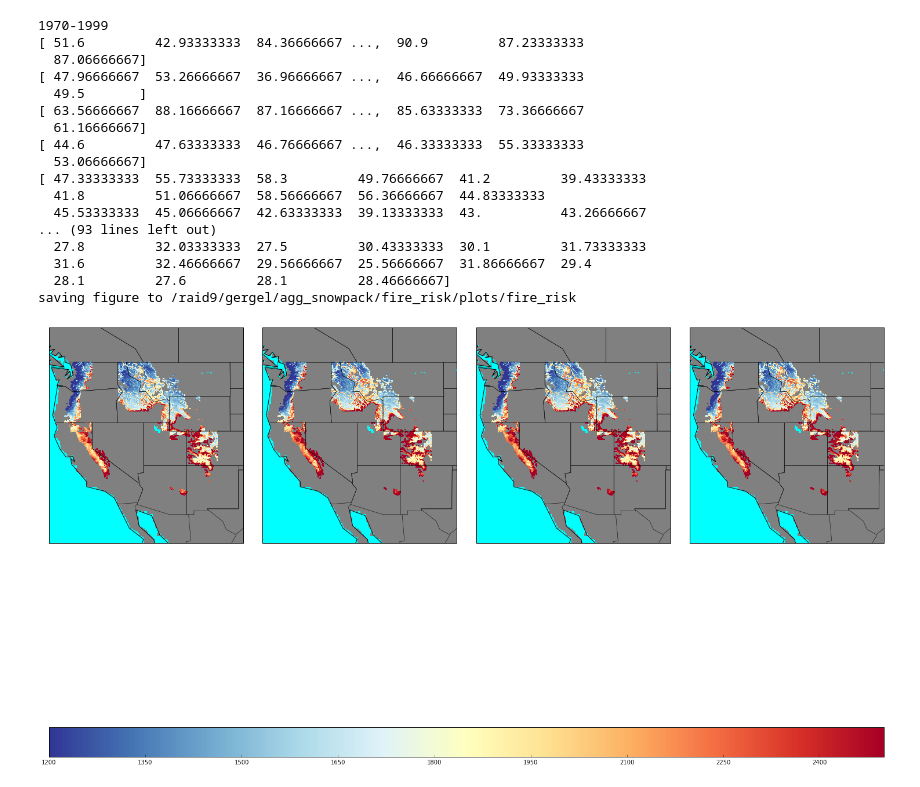
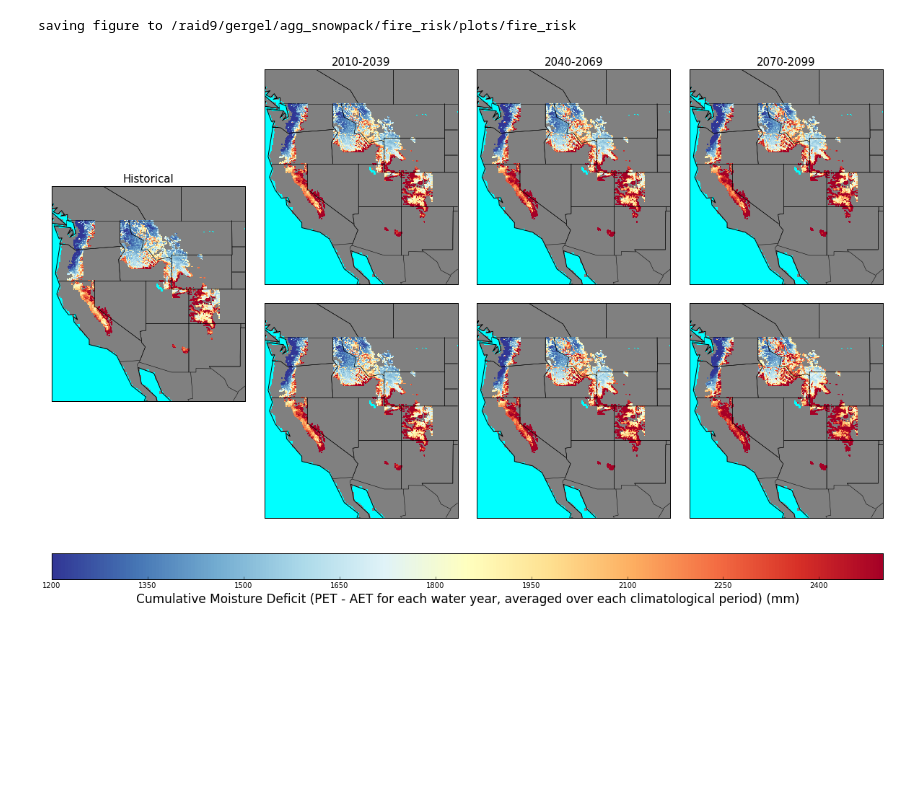
Before and after one commit to XUEYANZHANG9/IS_snowfire, a Jupyter notebook: plot_fire_risk.ipynb, the cells around one changed output. Cells and saved outputs as stored; diff of their text form; code cells hidden in the pictures; blank space fills up the shorter version.

```diff
--- a/plot_fire_risk.ipynb
+++ b/plot_fire_risk.ipynb
@@ -70,18 +99,24 @@ def early_vs_late_moist_deficit(pet,aet,coms):
     return(defs.reshape(len(defs),))
 # %%
 from pylab import *
-lt = 20
-rt = 14
+lt = 18
+rt = 12
 fig = plt.figure(figsize=(lt,rt))
 basins = ['cascades','california','northernrockies','southernrockies','whites']
 # scenarios = ['historical','rcp45','rcp45','rcp45','historical','rcp85','rcp85','rcp85']
-scenarios = ['historical','rcp45','rcp45','rcp45']
-chunks = ['1970-1999','2010-2039','2040-2069','2070-2099']
+scenarios = ['rcp45','rcp45','rcp45','rcp85','rcp85','rcp85','historical']
 # chunks = ['1970-1999','2010-2039','2040-2069','2070-2099','1970-1999','2010-2039','2040-2069','2070-2099']
+chunks = ['2010-2039','2040-2069','2070-2099','2010-2039','2040-2069','2070-2099','1970-1999']
+sps = np.asarray([2,3,4,6,7,8,9])
 for num in np.arange(len(chunks)):
-    ax = fig.add_subplot(1,4,num+1)
-    #ax = fig.add_subplot(2,4,num+1)
+    if sps[num] < 9:
+        ax = fig.add_subplot(2,4,sps[num])
+    else:
+        ax = fig.add_subplot(1,4,1)
+        ax.set_title('Historical',fontsize=15)
     m = make_map()
+    if sps[num] < 6:
+        ax.set_title(chunks[num],fontsize=15)
     for basin in basins:
         ## get data
         direc = '/raid9/gergel/agg_snowpack/%s/' %scenarios[num]
@@ -94,13 +129,14 @@ for num in np.arange(len(chunks)):
         coms = data['coms'] ## centers of mass (#lats,30)
         # var_series = np.divide(aet,pet)
         # var_series = np.subtract(pet,aet)
-        var_series = early_vs_late_moist_deficit(pet,aet,coms)
+        var_series = early_vs_late_moist_deficit_rev(pet,aet,coms)
         lons_mesh,lats_mesh,data_mesh = mesh_gridify(lats_inc.reshape(len(lats_inc),1),lons_inc.reshape(len(lats_inc),1),var_series.reshape(len(lats_inc),1))
         cs = m.pcolormesh(lons_mesh,lats_mesh,data_mesh,shading='flat',cmap='RdYlBu_r',latlon=True,zorder=1,vmin=0,vmax=0.10)
         # cs = m.pcolormesh(lons_mesh,lats_mesh,data_mesh,shading='flat',cmap='RdYlBu',latlon=True,zorder=1,vmin=800,vmax=2500)
 fig.subplots_adjust(left=0,right=1,top=1,bottom=0.1,hspace=0.00000001,wspace=0.1)
 cax = fig.add_axes([0.0, 0.0, 1.0, 0.05])
-colorbar(cax=cax,orientation='horizontal')
+cb = colorbar(cax=cax,orientation='horizontal')
+cb.set_label('Percent Difference in Moisture Deficit between Early and Late Snowmelt Years (%)',size=17)
 ## save figure
 direc = '/raid9/gergel/agg_snowpack/fire_risk/plots'
 plotname = 'fire_risk'
@@ -113,61 +149,51 @@ saving figure to /raid9/gergel/agg_snowpack/fire_risk/plots/fire_risk
 # %%
 from pylab import *
-lt = 20
-rt = 14
+lt = 16
+rt = 10
 fig = plt.figure(figsize=(lt,rt))
 basins = ['cascades','california','northernrockies','southernrockies','whites']
 # scenarios = ['historical','rcp45','rcp45','rcp45','historical','rcp85','rcp85','rcp85']
-scenarios = ['historical','rcp45','rcp45','rcp45']
-chunks = ['1970-1999','2010-2039','2040-2069','2070-2099']
+scenarios = ['rcp45','rcp45','rcp45','rcp85','rcp85','rcp85','historical']
 # chunks = ['1970-1999','2010-2039','2040-2069','2070-2099','1970-1999','2010-2039','2040-2069','2070-2099']
+chunks = ['2010-2039','2040-2069','2070-2099','2010-2039','2040-2069','2070-2099','1970-1999']
+sps = np.asarray([2,3,4,6,7,8,9])
 for num in np.arange(len(chunks)):
-    ax = fig.add_subplot(1,4,num+1)
-    #ax = fig.add_subplot(2,4,num+1)
+    if sps[num] < 9:
+        ax = fig.add_subplot(2,4,sps[num])
+    else:
+        ax = fig.add_subplot(1,4,1)
+        ax.set_title('Historical',fontsize=15)
     m = make_map()
-    print(chunks[num])
+    if sps[num] < 6:
+        ax.set_title(chunks[num],fontsize=15)
     for basin in basins:
         ## get data
         direc = '/raid9/gergel/agg_snowpack/%s/' %scenarios[num]
         filename = "moistdef_%s_%s.npz" %(chunks[num],basin)
         data = np.load(os.path.join(direc,filename))
         lats_inc = data['lats']
         lons_inc = data['lons']
         pet = data['pet'][:,:,0] # (#lats,)
         aet = data['aet'][:,0,:,0] # (#lats,)
         coms = data['coms'] ## centers of mass (#lats,30)
         # var_series = np.divide(aet,pet)
         var_series = np.mean(pet,axis=1) - np.mean(aet,axis=1)
         # print(np.nanmean(var_series))
         # print(np.mean(coms,axis=1))
         #var_series = early_vs_late_moist_deficit(pet,aet,coms)
         lons_mesh,lats_mesh,data_mesh = mesh_gridify(lats_inc.reshape(len(lats_inc),1),lons_inc.reshape(len(lats_inc),1),var_series.reshape(len(lats_inc),1))
         cs = m.pcolormesh(lons_mesh,lats_mesh,data_mesh,shading='flat',cmap='RdYlBu_r',latlon=True,zorder=1,vmin=1200,vmax=2500)
         # cs = m.pcolormesh(lons_mesh,lats_mesh,data_mesh,shading='flat',cmap='RdYlBu',latlon=True,zorder=1,vmin=800,vmax=2500)
 fig.subplots_adjust(left=0,right=1,top=1,bottom=0.1,hspace=0.00000001,wspace=0.1)
 cax = fig.add_axes([0.0, 0.0, 1.0, 0.05])
-colorbar(cax=cax,orientation='horizontal')
+cb = colorbar(cax=cax,orientation='horizontal')
+cb.set_label('Cumulative Moisture Deficit (PET - AET for each water year, averaged over each climatological period) (mm)',size=17)
 ## save figure
 direc = '/raid9/gergel/agg_snowpack/fire_risk/plots'
 plotname = 'fire_risk'
 savepath = os.path.join(direc,plotname)
 print("saving figure to %s" %savepath)
 plt.savefig(savepath)
 # %% [output]
-1970-1999
-[ 51.6         42.93333333  84.36666667 ...,  90.9         87.23333333
-  87.06666667]
-[ 47.96666667  53.26666667  36.96666667 ...,  46.66666667  49.93333333
-  49.5       ]
-[ 63.56666667  88.16666667  87.16666667 ...,  85.63333333  73.36666667
-  61.16666667]
-[ 44.6         47.63333333  46.76666667 ...,  46.33333333  55.33333333
-  53.06666667]
-[ 47.33333333  55.73333333  58.3         49.76666667  41.2         39.43333333
-  41.8         51.06666667  58.56666667  56.36666667  44.83333333
-  45.53333333  45.06666667  42.63333333  39.13333333  43.          43.26666667
-... (93 lines left out)
-  27.8         32.03333333  27.5         30.43333333  30.1         31.73333333
-  31.6         32.46666667  29.56666667  25.56666667  31.86666667  29.4
-  28.1         27.6         28.1         28.46666667]
 saving figure to /raid9/gergel/agg_snowpack/fire_risk/plots/fire_risk
-[figure, old version]
+[figure, new version]
```
Also changed, not shown: parts of 5 cells of this notebook.
